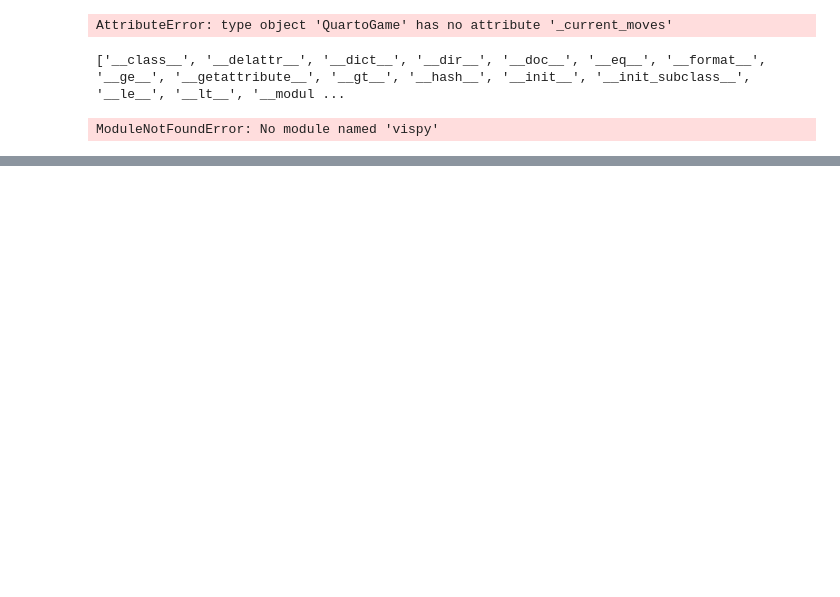
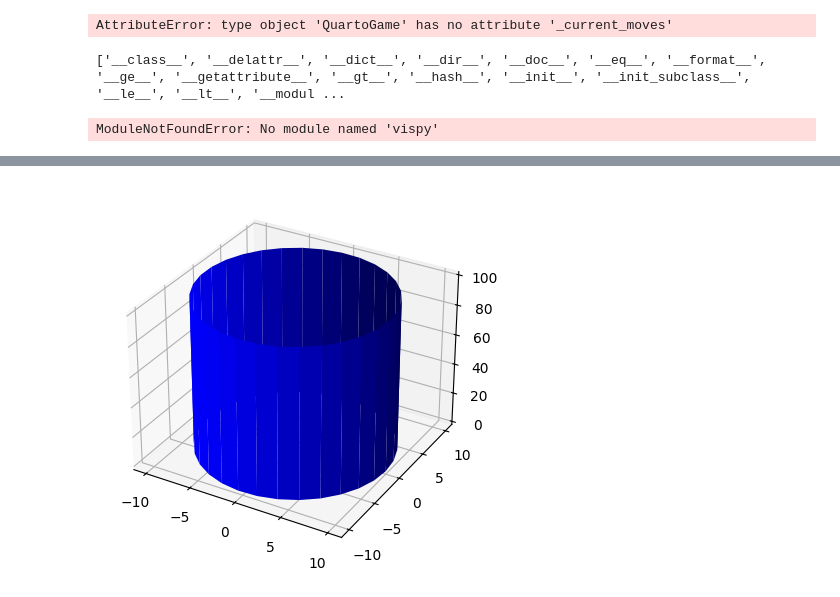
Before and after one commit to bcollister01/plb_quarto, a Jupyter notebook: scrap_notebook.ipynb, the cells around one changed output, grey strips where cells are left out. Drawn from its saved outputs; the diff is of its cells as text; code cells hidden in the pictures; blank space fills up the shorter version.

```diff
--- a/scrap_notebook.ipynb
+++ b/scrap_notebook.ipynb
@@ -184,0 +193,30 @@ plt.show()
+# %%
+# fig = plt.figure()
+# ax = fig.add_subplot(111, projection='3d')
+# r = 1
+# x = np.linspace(-r, r, 50)
+# y = np.linspace(-r, r, 50)
+# X, Y = np.meshgrid(x, y)
+# Z = (np.pi * -Y**2)
+# surf = ax.plot_surface(X, Y, Z)
+
+from mpl_toolkits.mplot3d import Axes3D
+import matplotlib.pyplot as plt
+import numpy as np
+
+fig = plt.figure()
+ax = fig.add_subplot(111, projection='3d')
+
+us = np.linspace(0, 2 * np.pi, 32)
+zs = np.linspace(0, 100, 2)
+
+us, zs = np.meshgrid(us, zs)
+
+xs = 10 * np.cos(us)
+ys = 10 * np.sin(us)
+# return xs, ys, zs
+ax.plot_surface(xs, ys, zs, color='b')
+
+plt.show()
+# %% [output]
+[figure, added]
```
Also changed, not shown: parts of 5 cells of this notebook, 9 other files.
